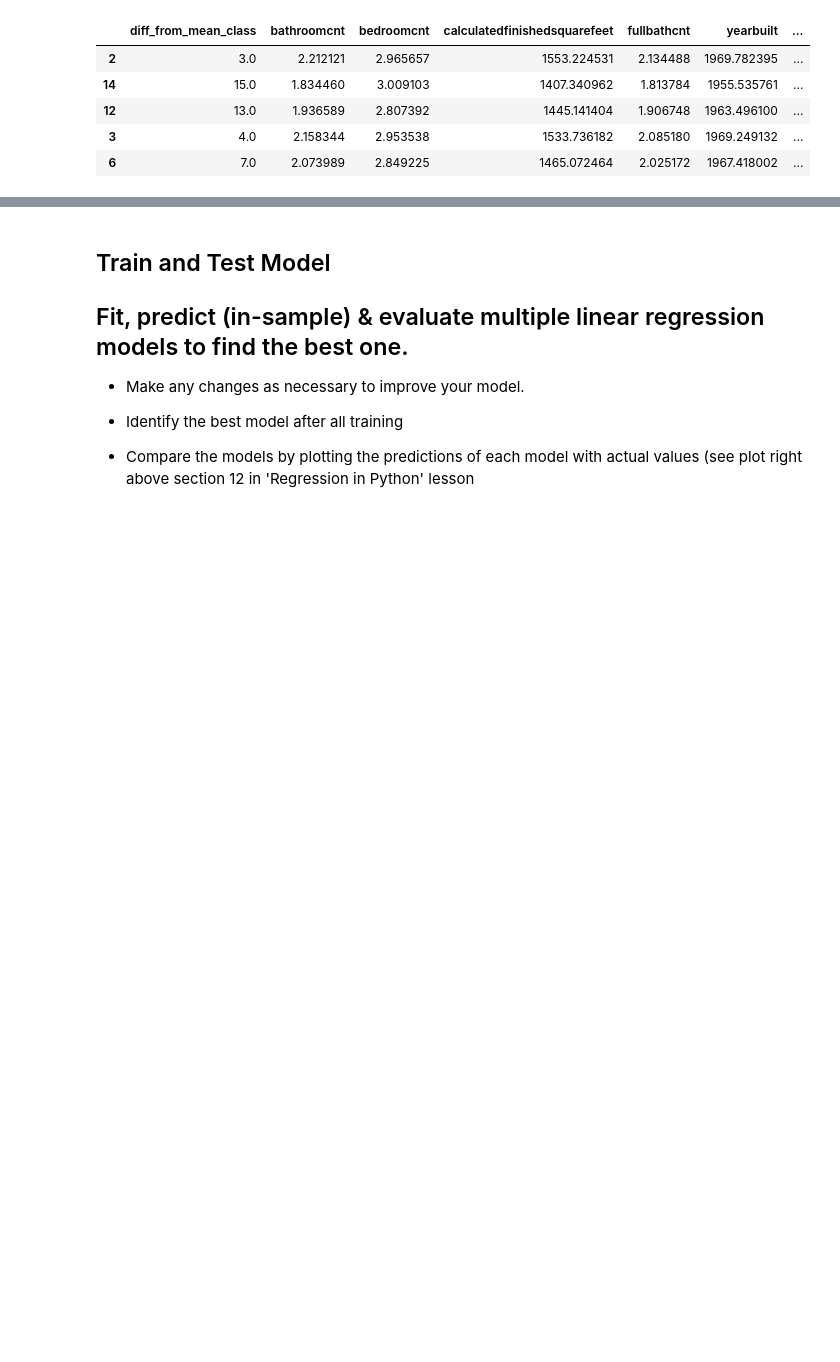
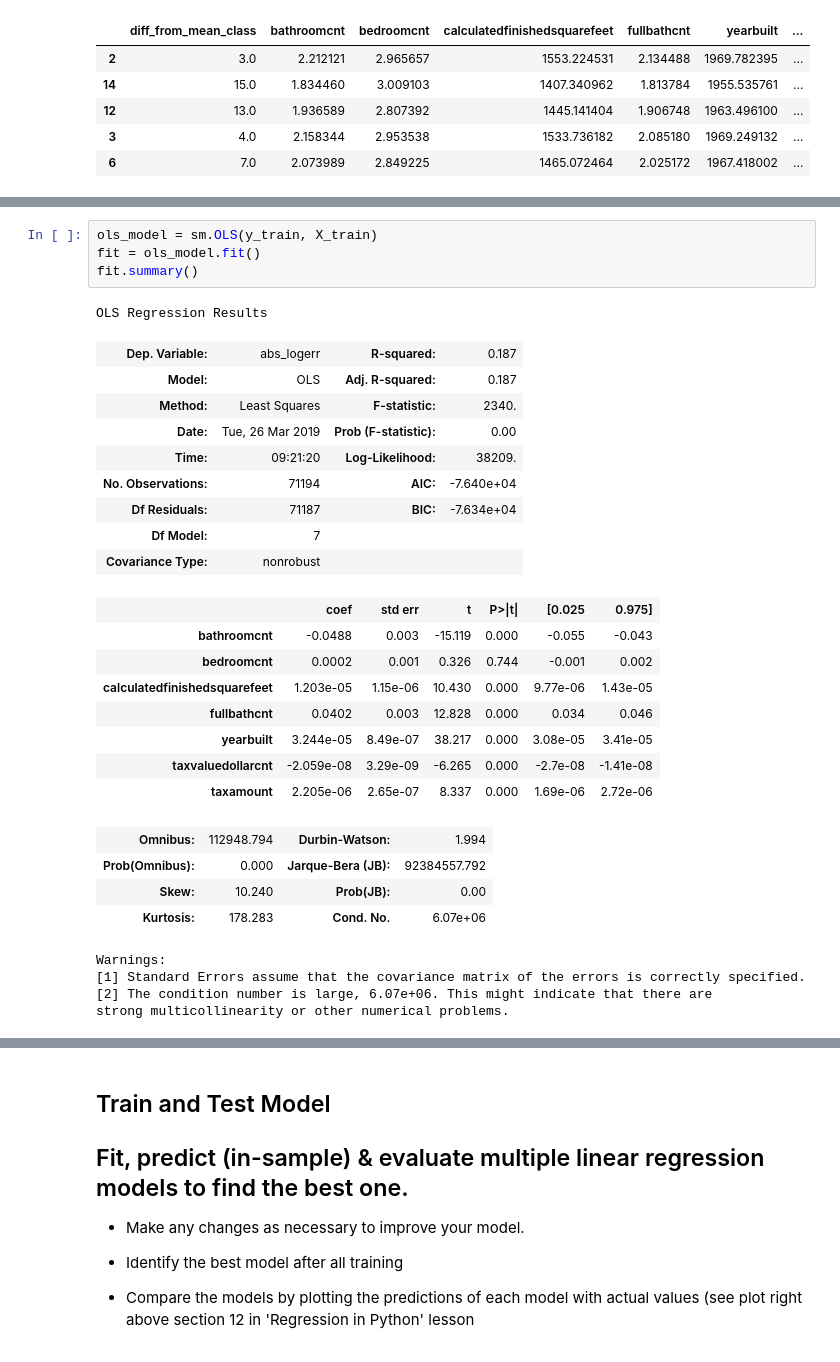
Before and after one commit to madeleinecapper/codeup-ds-projects, a Jupyter notebook: Regression_Proj_MatthewCapper.ipynb, the cells around one changed output, grey strips where cells are left out. Saved outputs shown, nothing was run; the diff lists cells and outputs as text; blank space fills up the shorter version.

```diff
--- a/Regression_Proj_MatthewCapper.ipynb
+++ b/Regression_Proj_MatthewCapper.ipynb
@@ -594,0 +602,31 @@ print(train[['diff_from_mean_class', 'bathroomcnt']].corr().min()[0])
+# %%
+ols_model = sm.OLS(y_train, X_train)
+fit = ols_model.fit()
+fit.summary()
+# %% [output]
+OLS Regression Results
+| Dep. Variable: | abs_logerr | R-squared: | 0.187 |
+| Model: | OLS | Adj. R-squared: | 0.187 |
+| Method: | Least Squares | F-statistic: | 2340. |
+| Date: | Tue, 26 Mar 2019 | Prob (F-statistic): | 0.00 |
+| Time: | 09:21:20 | Log-Likelihood: | 38209. |
+| No. Observations: | 71194 | AIC: | -7.640e+04 |
+| Df Residuals: | 71187 | BIC: | -7.634e+04 |
+| Df Model: | 7 |  |  |
+| Covariance Type: | nonrobust |  |  |
+|  | coef | std err | t | P>|t| | [0.025 | 0.975] |
+| bathroomcnt | -0.0488 | 0.003 | -15.119 | 0.000 | -0.055 | -0.043 |
+| bedroomcnt | 0.0002 | 0.001 | 0.326 | 0.744 | -0.001 | 0.002 |
+| calculatedfinishedsquarefeet | 1.203e-05 | 1.15e-06 | 10.430 | 0.000 | 9.77e-06 | 1.43e-05 |
+| fullbathcnt | 0.0402 | 0.003 | 12.828 | 0.000 | 0.034 | 0.046 |
+| yearbuilt | 3.244e-05 | 8.49e-07 | 38.217 | 0.000 | 3.08e-05 | 3.41e-05 |
+| taxvaluedollarcnt | -2.059e-08 | 3.29e-09 | -6.265 | 0.000 | -2.7e-08 | -1.41e-08 |
+| taxamount | 2.205e-06 | 2.65e-07 | 8.337 | 0.000 | 1.69e-06 | 2.72e-06 |
+| Omnibus: | 112948.794 | Durbin-Watson: | 1.994 |
+| Prob(Omnibus): | 0.000 | Jarque-Bera (JB): | 92384557.792 |
+| Skew: | 10.240 | Prob(JB): | 0.00 |
+| Kurtosis: | 178.283 | Cond. No. | 6.07e+06 |
+Warnings:
+[1] Standard Errors assume that the covariance matrix of the errors is correctly specified.
+[2] The condition number is large, 6.07e+06. This might indicate that there are
+strong multicollinearity or other numerical problems.
```
Also changed, not shown: parts of 15 cells of this notebook.
